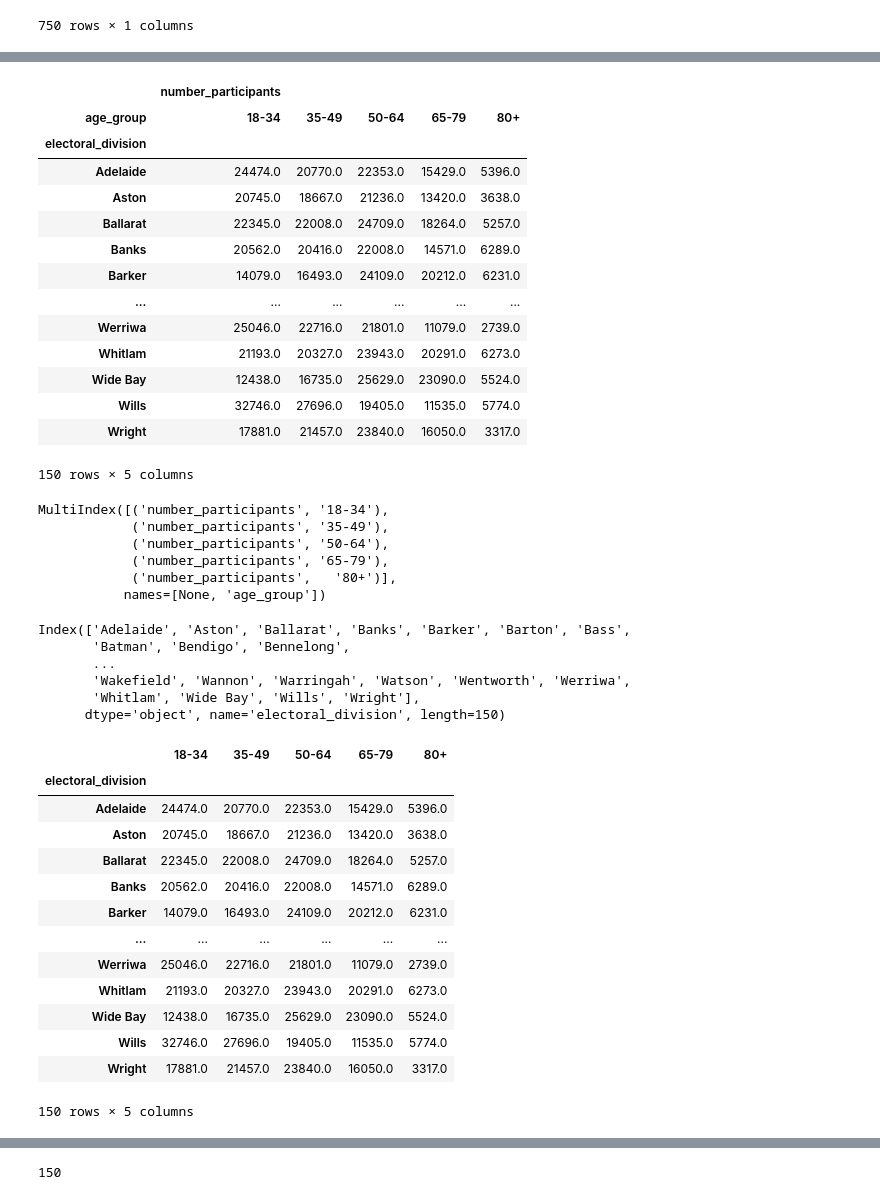
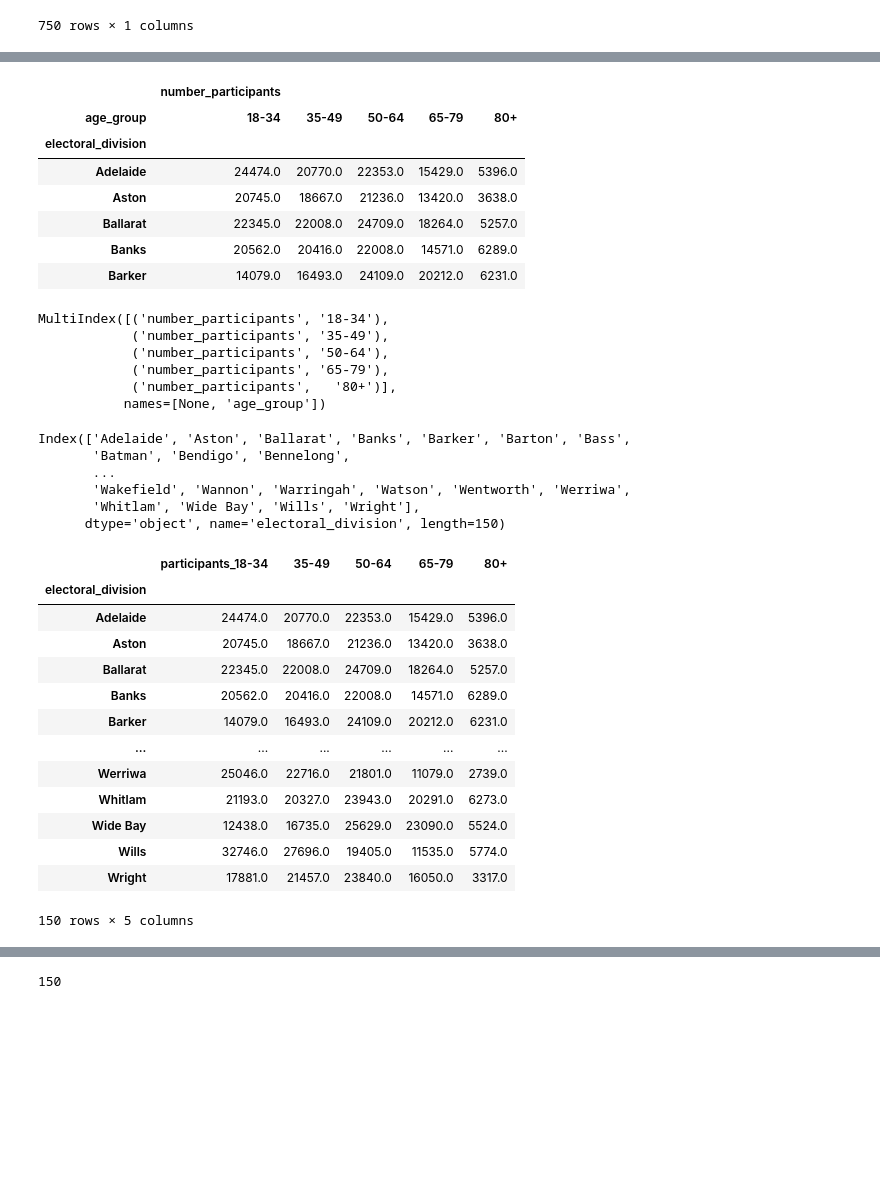
Before and after one commit to annewieggers/ETL-project, a Jupyter notebook: 07-extracting_transforming_marriage_postal_survey_by_age.ipynb, the cells around one changed output, grey strips where cells are left out. Drawn from its saved outputs; the diff is of its cells as text; code cells hidden in the pictures; blank space fills up the shorter version.

```diff
--- a/07-extracting_transforming_marriage_postal_survey_by_age.ipynb
+++ b/07-extracting_transforming_marriage_postal_survey_by_age.ipynb
@@ -192,31 +181,26 @@ participants_age
 # %%
+# unstacking the age_groups so they become columns
 participants_age = participants_age.set_index(["age_group", "electoral_division"]).unstack(level=0)
-participants_age
+participants_age.head()
 # %% [output]
 |  | number_participants |  |  |  |  |
 | age_group | 18-34 | 35-49 | 50-64 | 65-79 | 80+ |
 | electoral_division |  |  |  |  |  |
 | Adelaide | 24474.0 | 20770.0 | 22353.0 | 15429.0 | 5396.0 |
 | Aston | 20745.0 | 18667.0 | 21236.0 | 13420.0 | 3638.0 |
 | Ballarat | 22345.0 | 22008.0 | 24709.0 | 18264.0 | 5257.0 |
 | Banks | 20562.0 | 20416.0 | 22008.0 | 14571.0 | 6289.0 |
 | Barker | 14079.0 | 16493.0 | 24109.0 | 20212.0 | 6231.0 |
-| ... | ... | ... | ... | ... | ... |
-| Werriwa | 25046.0 | 22716.0 | 21801.0 | 11079.0 | 2739.0 |
-| Whitlam | 21193.0 | 20327.0 | 23943.0 | 20291.0 | 6273.0 |
-| Wide Bay | 12438.0 | 16735.0 | 25629.0 | 23090.0 | 5524.0 |
-| Wills | 32746.0 | 27696.0 | 19405.0 | 11535.0 | 5774.0 |
-| Wright | 17881.0 | 21457.0 | 23840.0 | 16050.0 | 3317.0 |
-150 rows × 5 columns
-# %%
-participants_age.columns
-# %% [output]
-MultiIndex([('number_participants', '18-34'),
-            ('number_participants', '35-49'),
-            ('number_participants', '50-64'),
-            ('number_participants', '65-79'),
-            ('number_participants',   '80+')],
-           names=[None, 'age_group'])
+# %%
+# looking at the column names
+participants_age.columns
+# %% [output]
+MultiIndex([('number_participants', '18-34'),
+            ('number_participants', '35-49'),
+            ('number_participants', '50-64'),
+            ('number_participants', '65-79'),
+            ('number_participants',   '80+')],
+           names=[None, 'age_group'])
 # %%
 participants_age.index
 # %% [output]
@@ -227,22 +211,22 @@ Index(['Adelaide', 'Aston', 'Ballarat', 'Banks', 'Barker', 'Barton', 'Bass',
        'Whitlam', 'Wide Bay', 'Wills', 'Wright'],
       dtype='object', name='electoral_division', length=150)
 # %%
-participants_age.columns = ['18-34', '35-49', '50-64', '65-79', '80+']
+# renaming the columns
+participants_age.columns = ['participants_18-34', '35-49', '50-64', '65-79', '80+']
+participants_age
+# %% [output]
+|  | participants_18-34 | 35-49 | 50-64 | 65-79 | 80+ |
+| electoral_division |  |  |  |  |  |
+| Adelaide | 24474.0 | 20770.0 | 22353.0 | 15429.0 | 5396.0 |
+| Aston | 20745.0 | 18667.0 | 21236.0 | 13420.0 | 3638.0 |
+| Ballarat | 22345.0 | 22008.0 | 24709.0 | 18264.0 | 5257.0 |
+| Banks | 20562.0 | 20416.0 | 22008.0 | 14571.0 | 6289.0 |
+| Barker | 14079.0 | 16493.0 | 24109.0 | 20212.0 | 6231.0 |
+| ... | ... | ... | ... | ... | ... |
+| Werriwa | 25046.0 | 22716.0 | 21801.0 | 11079.0 | 2739.0 |
+| Whitlam | 21193.0 | 20327.0 | 23943.0 | 20291.0 | 6273.0 |
+| Wide Bay | 12438.0 | 16735.0 | 25629.0 | 23090.0 | 5524.0 |
+| Wills | 32746.0 | 27696.0 | 19405.0 | 11535.0 | 5774.0 |
+| Wright | 17881.0 | 21457.0 | 23840.0 | 16050.0 | 3317.0 |
+150 rows × 5 columns
-# %%
-participants_age
-# %% [output]
-|  | 18-34 | 35-49 | 50-64 | 65-79 | 80+ |
-| electoral_division |  |  |  |  |  |
-| Adelaide | 24474.0 | 20770.0 | 22353.0 | 15429.0 | 5396.0 |
-| Aston | 20745.0 | 18667.0 | 21236.0 | 13420.0 | 3638.0 |
-| Ballarat | 22345.0 | 22008.0 | 24709.0 | 18264.0 | 5257.0 |
-| Banks | 20562.0 | 20416.0 | 22008.0 | 14571.0 | 6289.0 |
-| Barker | 14079.0 | 16493.0 | 24109.0 | 20212.0 | 6231.0 |
-| ... | ... | ... | ... | ... | ... |
-| Werriwa | 25046.0 | 22716.0 | 21801.0 | 11079.0 | 2739.0 |
-| Whitlam | 21193.0 | 20327.0 | 23943.0 | 20291.0 | 6273.0 |
-| Wide Bay | 12438.0 | 16735.0 | 25629.0 | 23090.0 | 5524.0 |
-| Wills | 32746.0 | 27696.0 | 19405.0 | 11535.0 | 5774.0 |
-| Wright | 17881.0 | 21457.0 | 23840.0 | 16050.0 | 3317.0 |
-150 rows × 5 columns
 # %%
```
Also changed, not shown: parts of 24 cells of this notebook, 3 other files.
